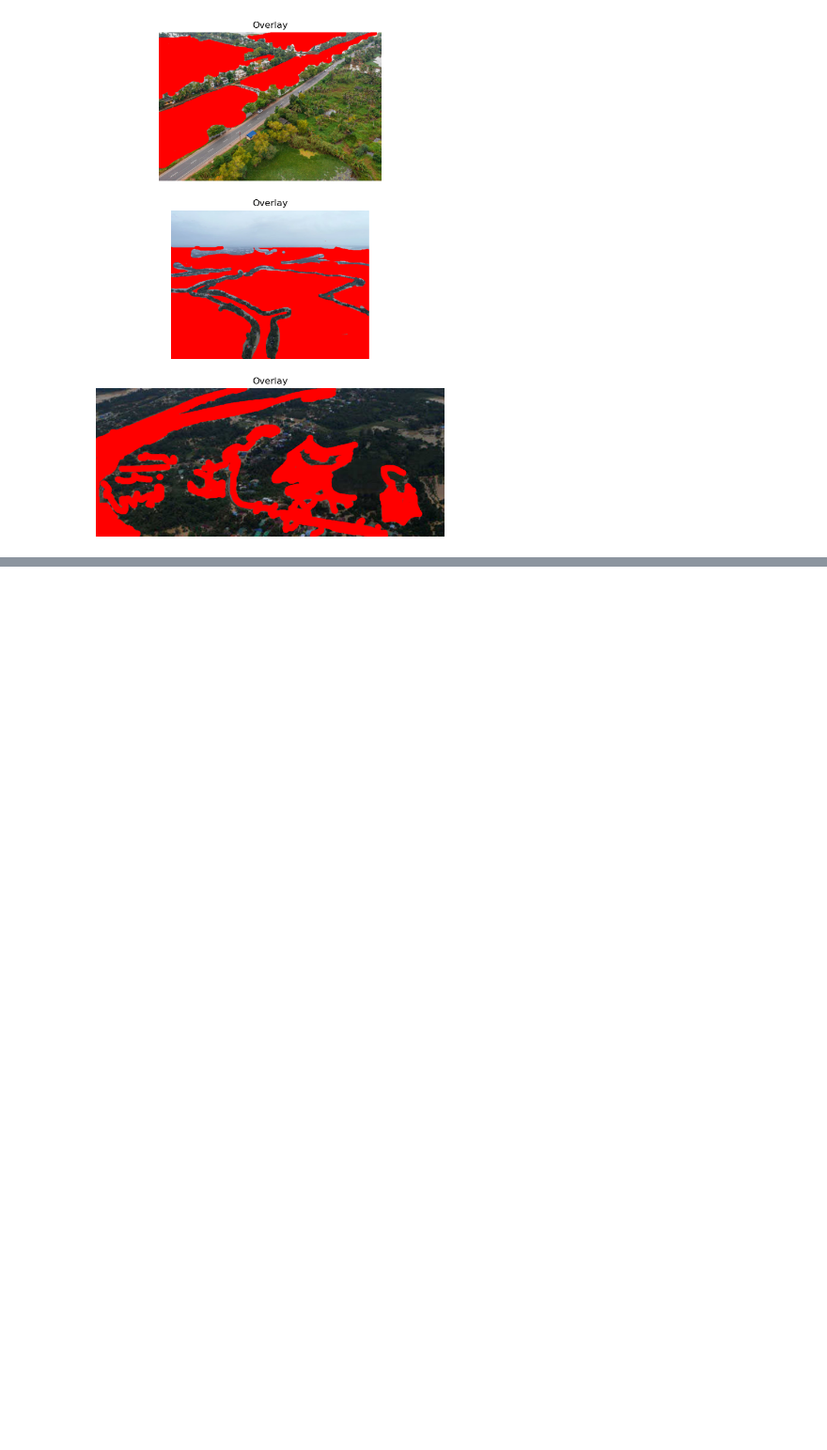
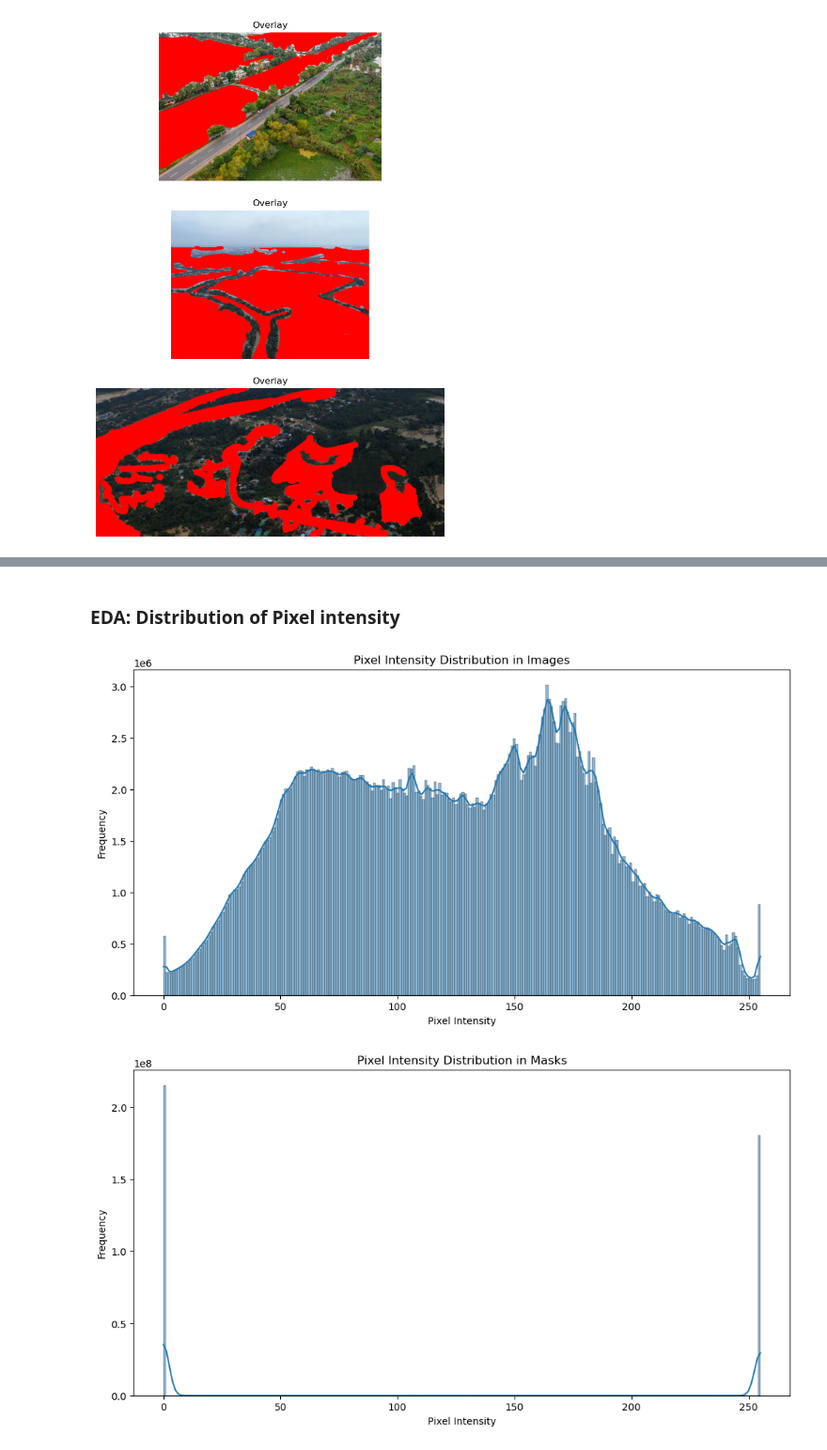
Before and after one commit to Raanu143/project, a Jupyter notebook: Project_Code.ipynb, the cells around one changed output, grey strips where cells are left out. Shown at 94% size. Drawn from its saved outputs; the diff is of its cells as text; code cells hidden in the pictures; blank space fills up the shorter version.

```diff
--- a/Project_Code.ipynb
+++ b/Project_Code.ipynb
@@ -111,0 +170,47 @@ plot_overlay(image_paths, mask_paths)
+# %% [markdown]
+### EDA: Distribution of Pixel intensity
+# %%
+image_intensities = []
+mask_intensities = []
+
+# Analyze each image and mask
+for image_file, mask_file in zip(image_files, mask_files):
+    image_path = os.path.join(image_dir, image_file)
+    mask_path = os.path.join(mask_dir, mask_file)
+
+    image = cv2.imread(image_path, cv2.IMREAD_GRAYSCALE)  # Read as grayscale for intensity analysis
+    mask = cv2.imread(mask_path, cv2.IMREAD_GRAYSCALE)
+
+    if image is None:
+        print(f"Error reading image: {image_path}")
+        continue
+    if mask is None:
+        print(f"Error reading mask: {mask_path}")
+        continue
+
+    # Append pixel intensities
+    image_intensities.extend(image.flatten())
+    mask_intensities.extend(mask.flatten())
+
+# Convert lists to arrays for easy analysis
+image_intensities = np.array(image_intensities)
+mask_intensities = np.array(mask_intensities)
+
+# Plot pixel intensity distribution for images
+plt.figure(figsize=(12, 6))
+plt.title('Pixel Intensity Distribution in Images')
+sns.histplot(image_intensities, bins=256, kde=True)
+plt.xlabel('Pixel Intensity')
+plt.ylabel('Frequency')
+plt.show()
+
+# Plot pixel intensity distribution for masks
+plt.figure(figsize=(12, 6))
+plt.title('Pixel Intensity Distribution in Masks')
+sns.histplot(mask_intensities, bins=256, kde=True)
+plt.xlabel('Pixel Intensity')
+plt.ylabel('Frequency')
+plt.show()
+# %% [output]
+[figure, added]
+[figure, added]
```
Also changed, not shown: parts of 3 cells of this notebook.
